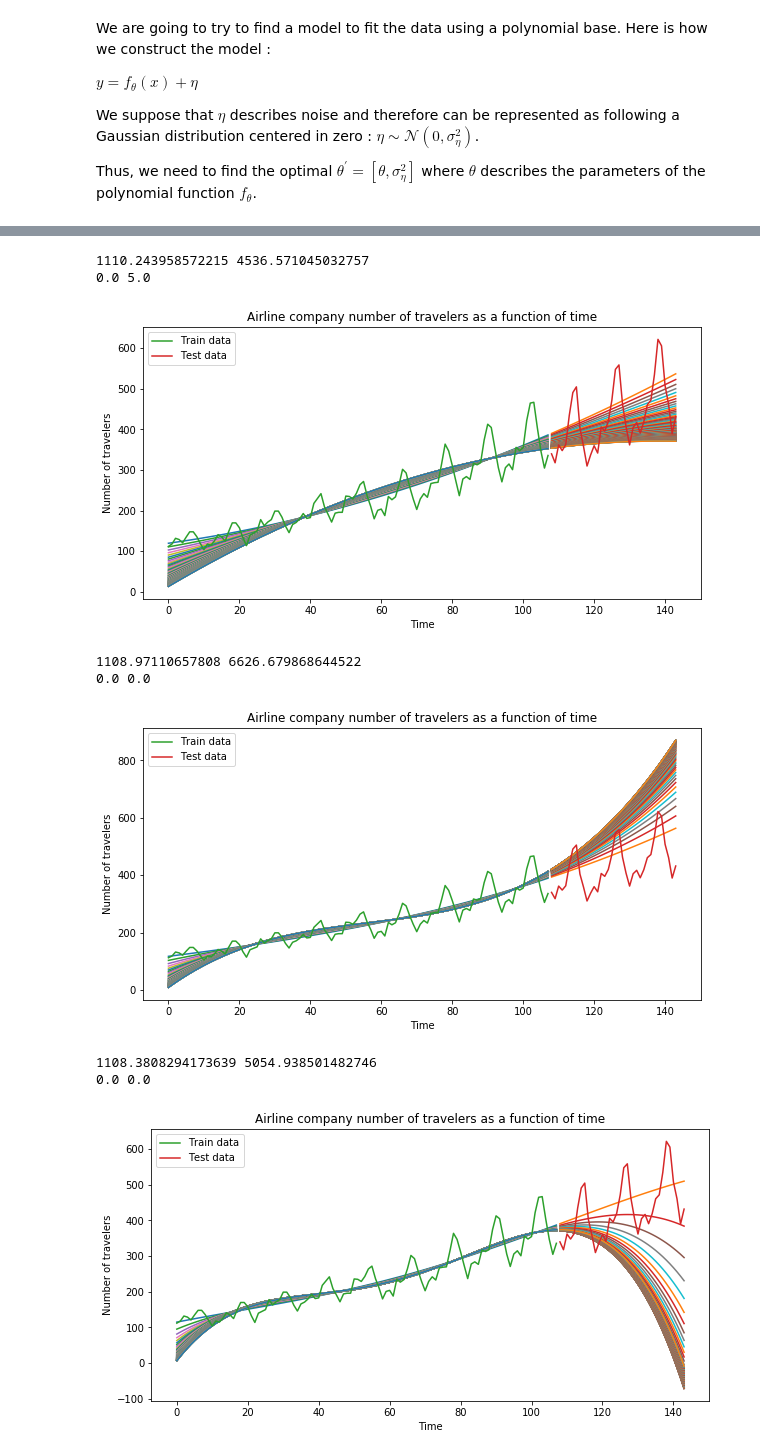
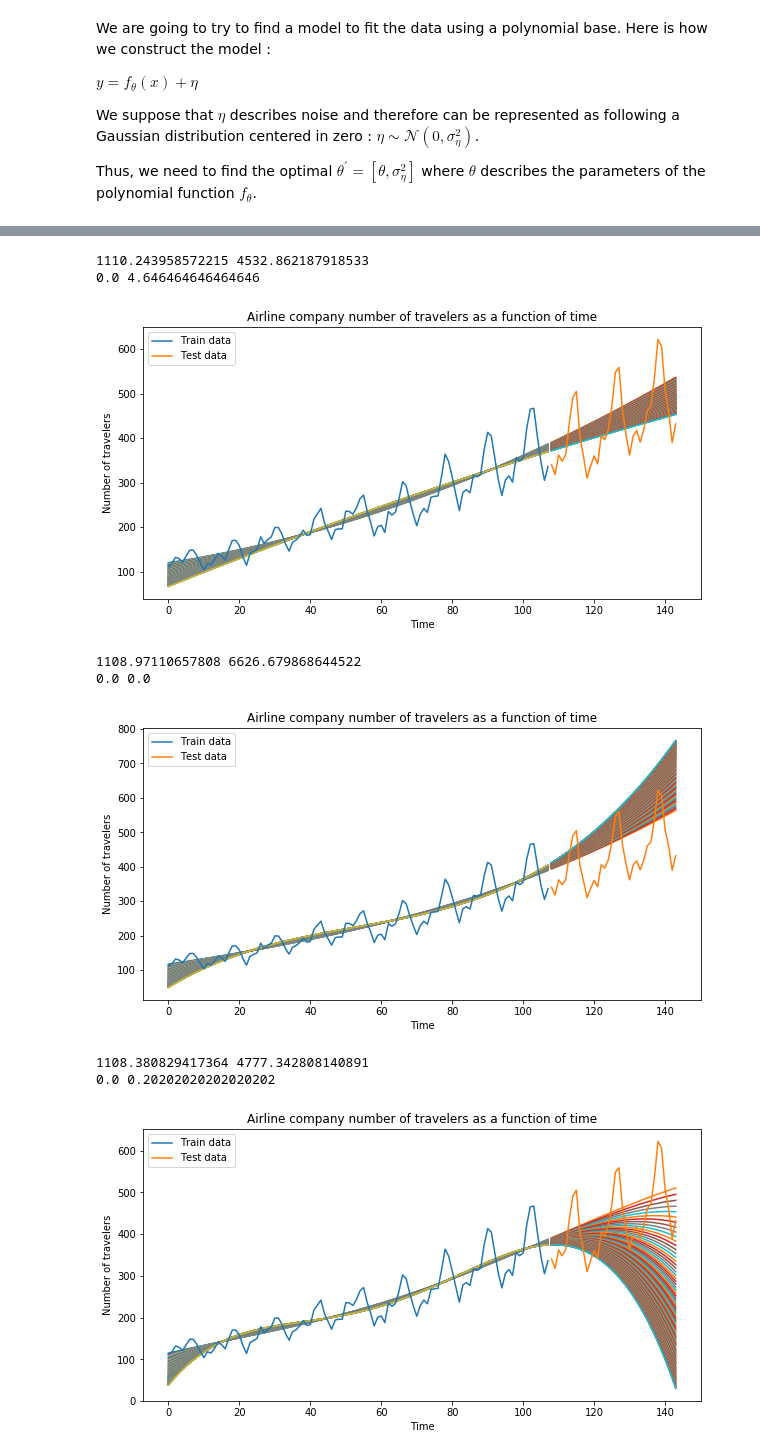
Before and after one commit to poupeaua/nolineal-reg, a Jupyter notebook: nolineal-reg.ipynb, the cells around one changed output, grey strips where cells are left out. Saved outputs shown, nothing was run; the diff lists cells and outputs as text; code cells hidden in the pictures.

```diff
--- a/nolineal-reg.ipynb
+++ b/nolineal-reg.ipynb
@@ -92,7 +93,7 @@ def optimizerPolyMAP(X, Y, degree, rho=1):
     return opt_params
 # %%
 degree_values = np.linspace(1, 4, 4)
-rho_values = np.linspace(0, 100, 101)
+rho_values = np.linspace(0, 10, 100) # best grado 2, rho= 4.61
 
 for d in degree_values:
     test_MSEs = list()
@@ -130,6 +131,4 @@ for d in degree_values:
     plt.ylabel("Number of travelers")
     plt.legend()
     plt.show()
-
-    print()
 # %% [output]
@@ -139,9 +138,9 @@ for d in degree_values:
-1110.243958572215 4536.571045032757
-0.0 5.0
+1110.243958572215 4532.862187918533
+0.0 4.646464646464646
-[figure, old version]
+[figure, new version]
 1108.97110657808 6626.679868644522
 0.0 0.0
-[figure, old version]
+[figure, new version]
-1108.3808294173639 5054.938501482746
-0.0 0.0
+1108.380829417364 4777.342808140891
+0.0 0.20202020202020202
-[figure, old version]
+[figure, new version]
```
Also changed, not shown: parts of 9 cells of this notebook.
